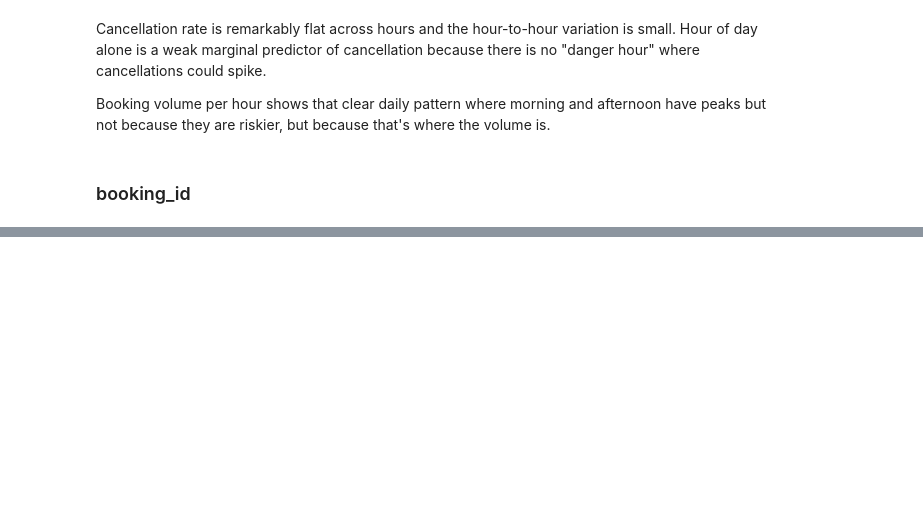
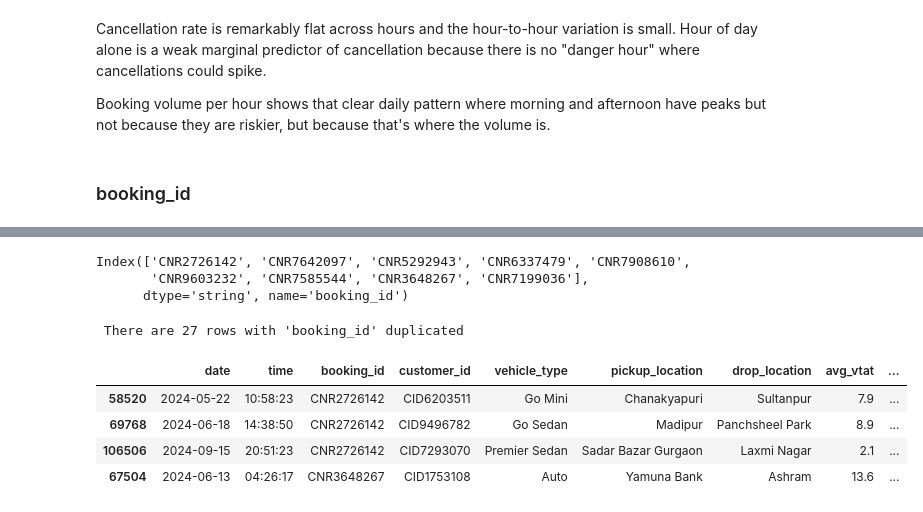
Before and after one commit to amaldu/uber-ride-cancellation-prediction, a Jupyter notebook: uber-analysis/notebooks/05_bivar_eda.ipynb, the cells around one changed output, grey strips where cells are left out. Cells and saved outputs as stored; diff of their text form; code cells hidden in the pictures; blank space fills up the shorter version.

```diff
--- a/uber-analysis/notebooks/05_bivar_eda.ipynb
+++ b/uber-analysis/notebooks/05_bivar_eda.ipynb
@@ -142,0 +190,18 @@ Bookings duplicated twice with one cancelled and one not: 552
+# %%
+ids_triplicated = counts_bookings[counts_bookings == 3].index
+ids_triplicated
+# %% [output]
+Index(['CNR2726142', 'CNR7642097', 'CNR5292943', 'CNR6337479', 'CNR7908610',
+       'CNR9603232', 'CNR7585544', 'CNR3648267', 'CNR7199036'],
+      dtype='string', name='booking_id')
+# %%
+duplicates_thrice = data[data["booking_id"].isin(ids_triplicated)].sort_values(["booking_id", "datetime"])
+print(f" There are {len(duplicates_thrice)} rows with 'booking_id' duplicated")
+duplicates_thrice.head(4)
+# %% [output]
+ There are 27 rows with 'booking_id' duplicated
+|  | date | time | booking_id | customer_id | vehicle_type | pickup_location | drop_location | avg_vtat | ... |
+| 58520 | 2024-05-22 | 10:58:23 | CNR2726142 | CID6203511 | Go Mini | Chanakyapuri | Sultanpur | 7.9 | ... |
+| 69768 | 2024-06-18 | 14:38:50 | CNR2726142 | CID9496782 | Go Sedan | Madipur | Panchsheel Park | 8.9 | ... |
+| 106506 | 2024-09-15 | 20:51:23 | CNR2726142 | CID7293070 | Premier Sedan | Sadar Bazar Gurgaon | Laxmi Nagar | 2.1 | ... |
+| 67504 | 2024-06-13 | 04:26:17 | CNR3648267 | CID1753108 | Auto | Yamuna Bank | Ashram | 13.6 | ... |
```
Also changed, not shown: parts of 12 cells of this notebook, 1 other file.
